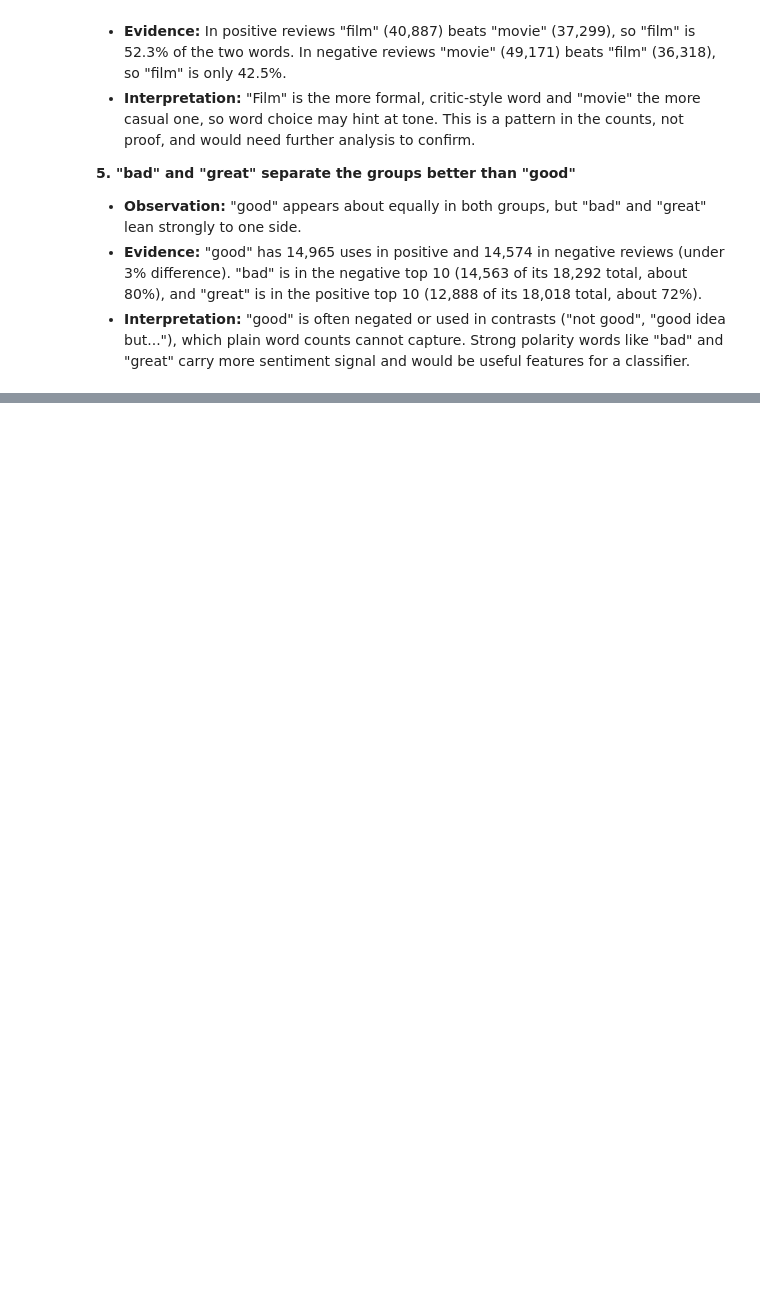
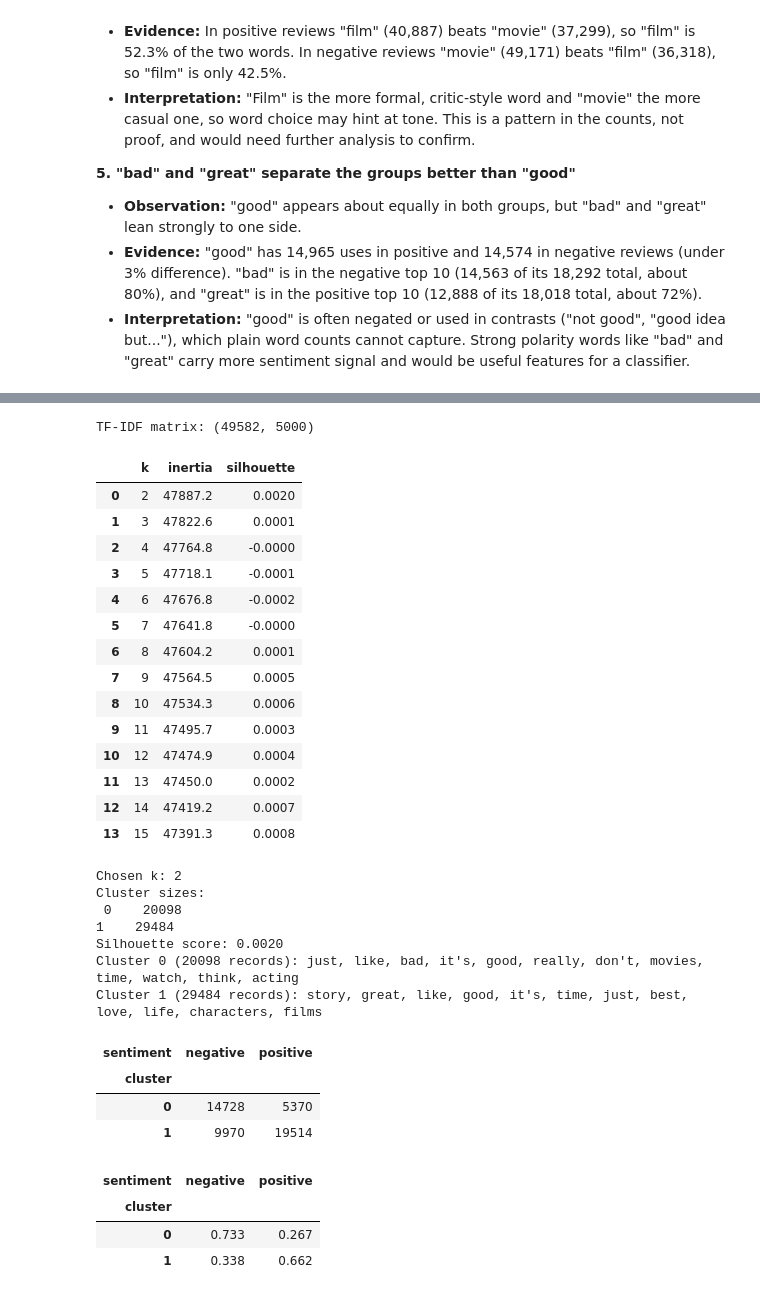
Before and after one commit to omarisleem/bd-a1, a Jupyter notebook: notebook/analysis.ipynb, the cells around one changed output, grey strips where cells are left out. Cells and saved outputs as stored; diff of their text form; code cells hidden in the pictures; blank space fills up the shorter version.

```diff
--- a/notebook/analysis.ipynb
+++ b/notebook/analysis.ipynb
@@ -456,0 +520,13 @@ display(top_neg)
+# %%
+ml_df = df[df["cleaned_text"].str.len() > 0]
+X_train, X_test, y_train, y_test = train_test_split(
+    ml_df["cleaned_text"], ml_df["label"],
+    test_size=0.2, stratify=ml_df["label"], random_state=RANDOM_STATE)
+print("Train:", len(X_train), "| Test:", len(X_test))
+print("Positive share  train: %.4f  test: %.4f" % (y_train.mean(), y_test.mean()))
+
+tfidf = TfidfVectorizer(token_pattern=TOKEN_PATTERN, min_df=5, max_df=0.9,
+                        sublinear_tf=True, max_features=50_000)
+X_train_tfidf = tfidf.fit_transform(X_train)
+X_test_tfidf = tfidf.transform(X_test)
+print("TF-IDF matrix:", X_train_tfidf.shape)
@@ -456,0 +610,67 @@ display(top_neg)
+# %%
+tfidf_km = TfidfVectorizer(token_pattern=TOKEN_PATTERN, stop_words="english",
+                           min_df=5, max_df=0.5, max_features=5000, sublinear_tf=True)
+X_km = tfidf_km.fit_transform(ml_df["cleaned_text"])
+print("TF-IDF matrix:", X_km.shape)
+k_rows = []
+for k in range(2, 16):
+    km_try = KMeans(n_clusters=k, n_init=2, random_state=RANDOM_STATE).fit(X_km)
+    sil = silhouette_score(X_km, km_try.labels_, sample_size=10000, random_state=RANDOM_STATE)
+    k_rows.append({"k": k, "inertia": round(km_try.inertia_, 1), "silhouette": round(sil, 4)})
+k_df = pd.DataFrame(k_rows)
+display(k_df)
+
+K_FINAL = int(k_df.loc[k_df["silhouette"].idxmax(), "k"])
+print("Chosen k:", K_FINAL)
+
+km = KMeans(n_clusters=K_FINAL, n_init=10, random_state=RANDOM_STATE).fit(X_km)
+cluster_labels = km.labels_
+final_sil = silhouette_score(X_km, cluster_labels, sample_size=10000, random_state=RANDOM_STATE)
+
+cluster_sizes = pd.Series(cluster_labels).value_counts().sort_index()
+print("Cluster sizes:\n", cluster_sizes.to_string())
+print("Silhouette score: %.4f" % final_sil)
+
+
+terms_km = np.array(tfidf_km.get_feature_names_out())
+cluster_terms = {}
+for c in range(K_FINAL):
+    cluster_terms[c] = list(terms_km[km.cluster_centers_[c].argsort()[::-1][:12]])
+    print(f"Cluster {c} ({cluster_sizes[c]} records): {', '.join(cluster_terms[c])}")
+
+
+crosstab = pd.crosstab(pd.Series(cluster_labels, index=ml_df.index, name="cluster"), ml_df["sentiment"])
+display(crosstab)
+display(crosstab.div(crosstab.sum(axis=1), axis=0).round(3))
+# %% [output]
+TF-IDF matrix: (49582, 5000)
+|  | k | inertia | silhouette |
+| 0 | 2 | 47887.2 | 0.0020 |
+| 1 | 3 | 47822.6 | 0.0001 |
+| 2 | 4 | 47764.8 | -0.0000 |
+| 3 | 5 | 47718.1 | -0.0001 |
+| 4 | 6 | 47676.8 | -0.0002 |
+| 5 | 7 | 47641.8 | -0.0000 |
+| 6 | 8 | 47604.2 | 0.0001 |
+| 7 | 9 | 47564.5 | 0.0005 |
+| 8 | 10 | 47534.3 | 0.0006 |
+| 9 | 11 | 47495.7 | 0.0003 |
+| 10 | 12 | 47474.9 | 0.0004 |
+| 11 | 13 | 47450.0 | 0.0002 |
+| 12 | 14 | 47419.2 | 0.0007 |
+| 13 | 15 | 47391.3 | 0.0008 |
+Chosen k: 2
+Cluster sizes:
+ 0    20098
+1    29484
+Silhouette score: 0.0020
+Cluster 0 (20098 records): just, like, bad, it's, good, really, don't, movies, time, watch, think, acting
+Cluster 1 (29484 records): story, great, like, good, it's, time, just, best, love, life, characters, films
+| sentiment | negative | positive |
+| cluster |  |  |
+| 0 | 14728 | 5370 |
+| 1 | 9970 | 19514 |
+| sentiment | negative | positive |
+| cluster |  |  |
+| 0 | 0.733 | 0.267 |
+| 1 | 0.338 | 0.662 |
```
Also changed, not shown: parts of 28 cells of this notebook, 6 other files.
